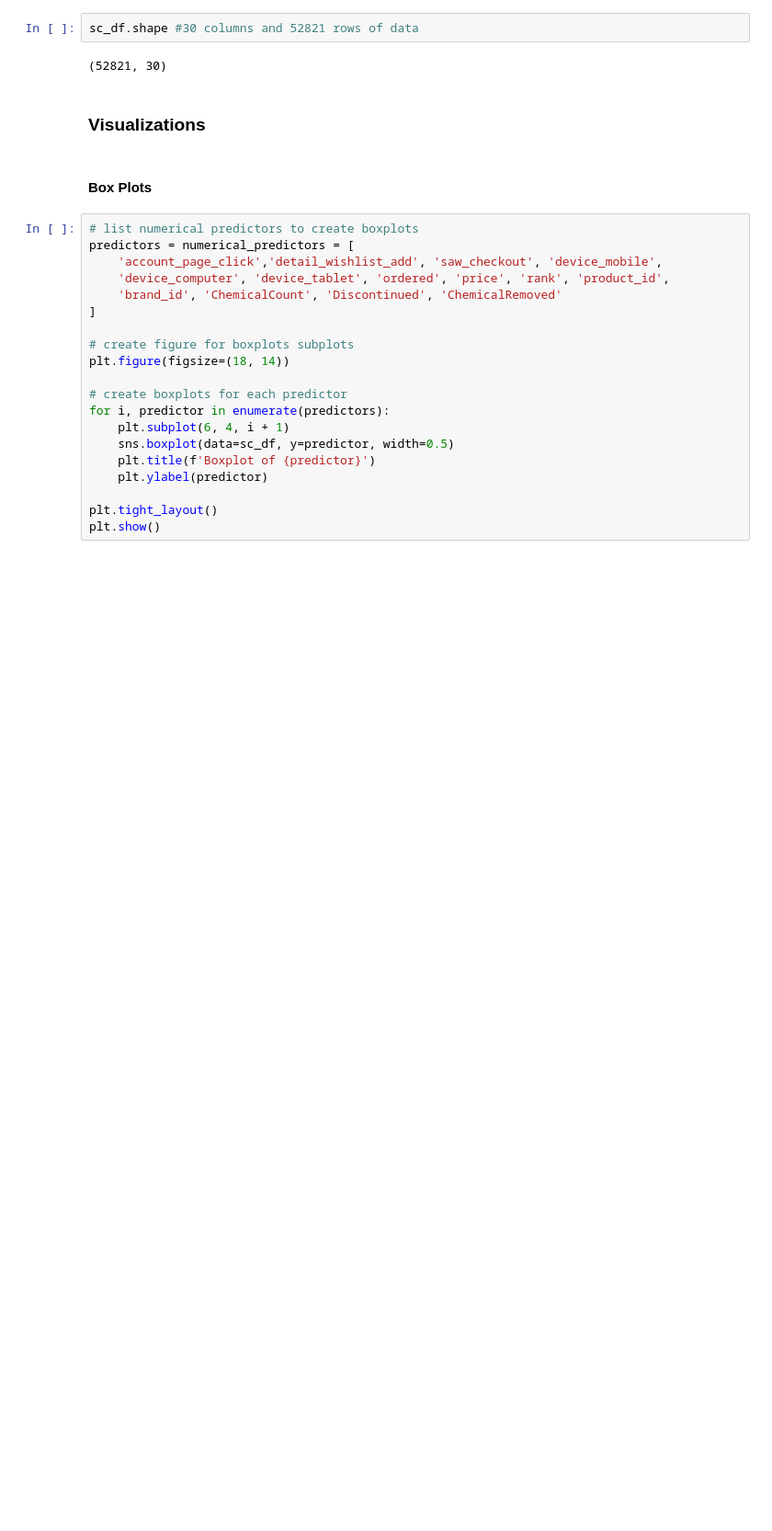
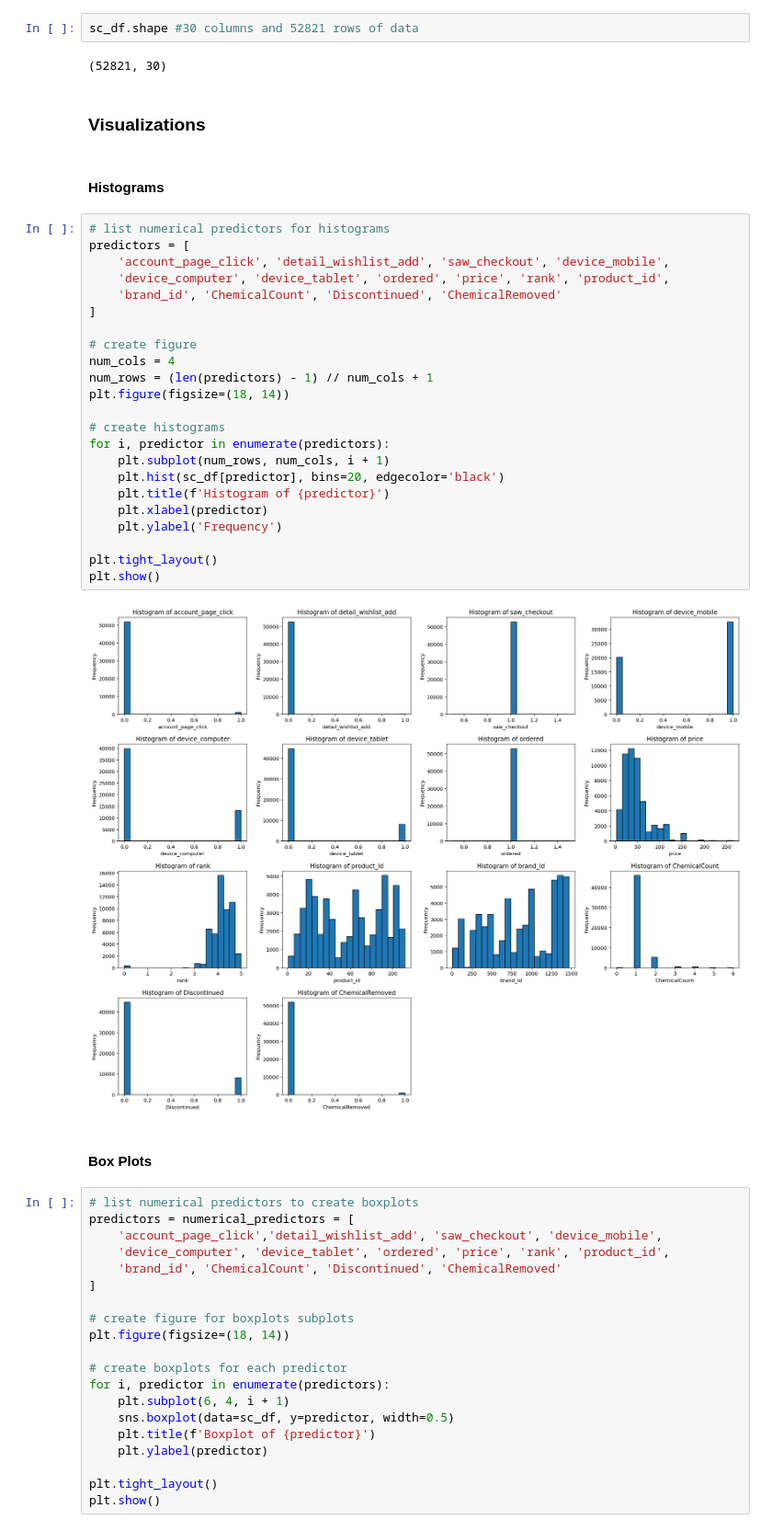
Before and after one commit to samantharivas/sc-cosmetics, a Jupyter notebook: SC-Cosmetics.ipynb, the cells around one changed output. Shown at 92% size. Saved outputs shown, nothing was run; the diff lists cells and outputs as text; blank space fills up the shorter version.

```diff
--- a/SC-Cosmetics.ipynb
+++ b/SC-Cosmetics.ipynb
@@ -599,6 +599,33 @@ sc_df.shape #30 columns and 52821 rows of data
 (52821, 30)
 # %% [markdown]
 ### Visualizations
+# %% [markdown]
+#### Histograms
+# %%
+# list numerical predictors for histograms
+predictors = [
+    'account_page_click', 'detail_wishlist_add', 'saw_checkout', 'device_mobile',
+    'device_computer', 'device_tablet', 'ordered', 'price', 'rank', 'product_id',
+    'brand_id', 'ChemicalCount', 'Discontinued', 'ChemicalRemoved'
+]
+
+# create figure
+num_cols = 4
+num_rows = (len(predictors) - 1) // num_cols + 1
+plt.figure(figsize=(18, 14))
+
+# create histograms
+for i, predictor in enumerate(predictors):
+    plt.subplot(num_rows, num_cols, i + 1)
+    plt.hist(sc_df[predictor], bins=20, edgecolor='black')
+    plt.title(f'Histogram of {predictor}')
+    plt.xlabel(predictor)
+    plt.ylabel('Frequency')
+
+plt.tight_layout()
+plt.show()
+# %% [output]
+[figure, added]
 # %% [markdown]
 #### Box Plots
 # %%
```
Also changed, not shown: parts of 24 cells of this notebook.
